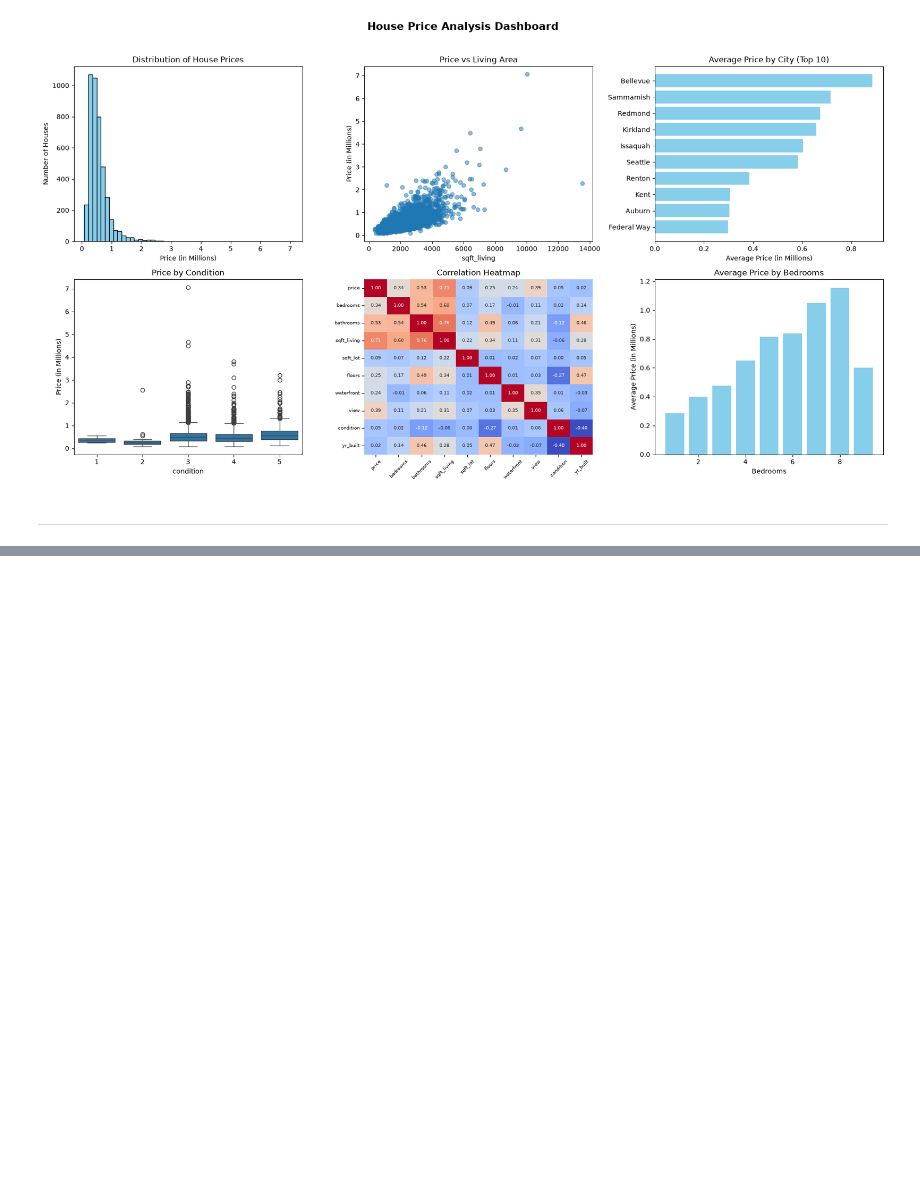
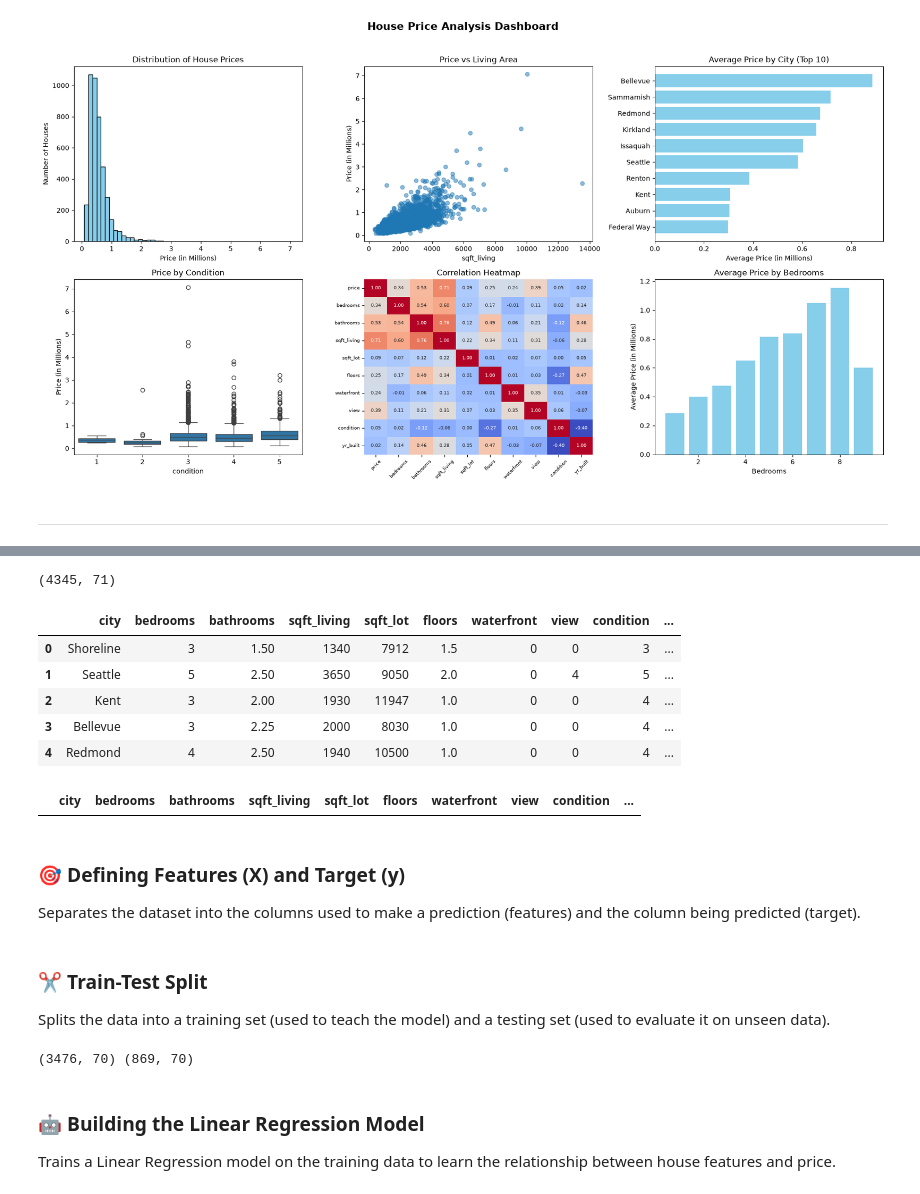
Before and after one commit to Divyam199/house_price_prediction, a Jupyter notebook: house_price_prediction.ipynb, the cells around one changed output, grey strips where cells are left out. Drawn from its saved outputs; the diff is of its cells as text; code cells hidden in the pictures; blank space fills up the shorter version.

Commit message:
Added Model Preparation

```diff
--- a/house_price_prediction.ipynb
+++ b/house_price_prediction.ipynb
@@ -503,0 +511,21 @@ plt.show()
+# %%
+df_encoded = pd.get_dummies(df, columns=["city"], drop_first=True)
+df_encoded = df_encoded.drop(columns=["date"])
+print(df_encoded.shape)
+df_encoded.head()
+display(df.head())
+df[df['bathrooms']==0]
+# %% [output]
+(4345, 71)
+|  | city | bedrooms | bathrooms | sqft_living | sqft_lot | floors | waterfront | view | condition | ... |
+| 0 | Shoreline | 3 | 1.50 | 1340 | 7912 | 1.5 | 0 | 0 | 3 | ... |
+| 1 | Seattle | 5 | 2.50 | 3650 | 9050 | 2.0 | 0 | 4 | 5 | ... |
+| 2 | Kent | 3 | 2.00 | 1930 | 11947 | 1.0 | 0 | 0 | 4 | ... |
+| 3 | Bellevue | 3 | 2.25 | 2000 | 8030 | 1.0 | 0 | 0 | 4 | ... |
+| 4 | Redmond | 4 | 2.50 | 1940 | 10500 | 1.0 | 0 | 0 | 4 | ... |
+|  | city | bedrooms | bathrooms | sqft_living | sqft_lot | floors | waterfront | view | condition | ... |
+# %% [markdown]
+### 🎯 Defining Features (X) and Target (y)
+
+Separates the dataset into the columns used to make a prediction
+(features) and the column being predicted (target).
@@ -503,0 +535,17 @@ plt.show()
+# %% [markdown]
+### ✂️ Train-Test Split
+
+Splits the data into a training set (used to teach the model) and a
+testing set (used to evaluate it on unseen data).
+# %%
+X_train, X_test, y_train, y_test = train_test_split(
+    X, y, test_size=0.2, random_state=42)
+
+print(X_train.shape, X_test.shape)
+# %% [output]
+(3476, 70) (869, 70)
+# %% [markdown]
+### 🤖 Building the Linear Regression Model
+
+Trains a Linear Regression model on the training data to learn the
+relationship between house features and price.
```
Also changed, not shown: parts of 8 cells of this notebook.
